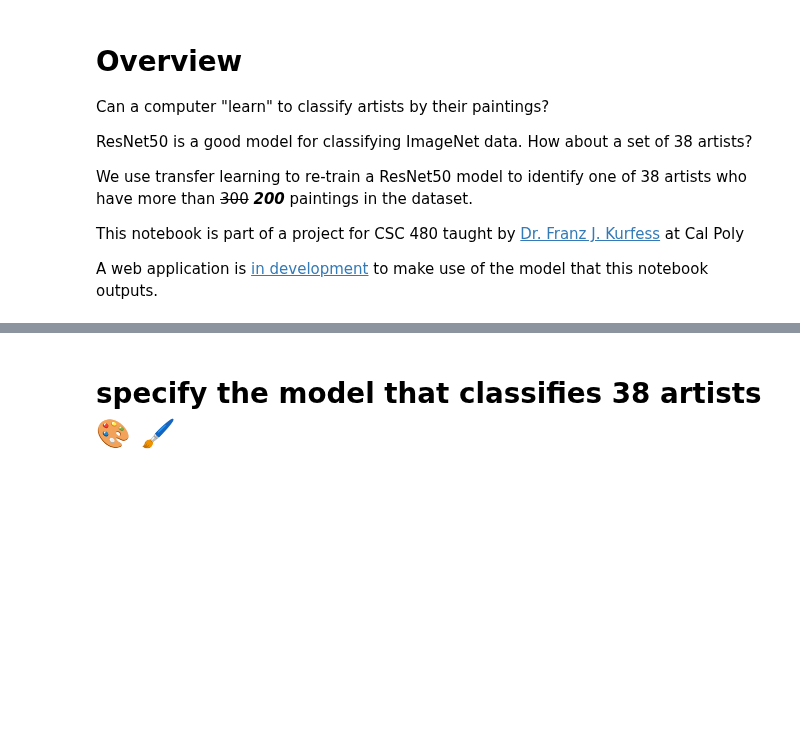
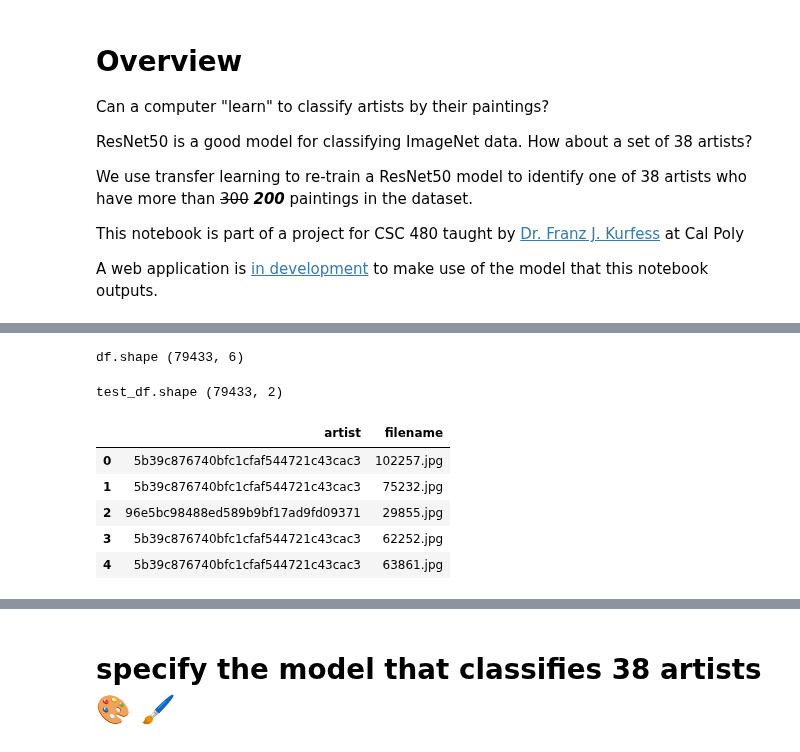
Before and after one commit to DCC-UAB/XNAPproject-grup07, a Jupyter notebook: our_code/starting_point_modified_RMSprop.ipynb, the cells around one changed output, grey strips where cells are left out. Saved outputs shown, nothing was run; the diff lists cells and outputs as text; code cells hidden in the pictures; blank space fills up the shorter version.

```diff
--- a/our_code/starting_point_modified_RMSprop.ipynb
+++ b/our_code/starting_point_modified_RMSprop.ipynb
@@ -80,9 +94,9 @@ Image.MAX_IMAGE_PIXELS = None
 # %%
 # globals
 
-DATA_DIR = '../input/painters-train-part-1/'
+DATA_DIR = '/Users/jesus/Desktop/Projecte/'
 
-TRAIN_1_DIR = '../input/painters-train-part-1/train_1/train_1/'
+TRAIN_1_DIR = '/Users/jesus/Desktop/Projecte/trin_1'
 # TRAIN_2_DIR = '../input/painters-train-part-1/train_2/train_2/'
 # TRAIN_3_DIR = '../input/painters-train-part-1/train_3/train_3/'
 
@@ -98,25 +112,42 @@ TRAIN_1_DIR = '../input/painters-train-part-1/train_1/train_1/'
 #              TRAIN_4_DIR, TRAIN_5_DIR, TRAIN_6_DIR,
 #              TRAIN_7_DIR, TRAIN_8_DIR, TRAIN_9_DIR]
 
-TEST_DIR = '../input/painter-test/test/test/'
+TRAIN_DIRS = [TRAIN_1_DIR]
+TEST_DIR = '/Users/jesus/Desktop/Projecte/'
 # %%
-df = pd.read_csv(DATA_DIR + 'all_data_info.csv')
+df = pd.read_csv(DATA_DIR + 'train_info/train_info.csv')
 print("df.shape", df.shape)
+# %% [output]
+df.shape (79433, 6)
 # %%
-# quick fix for corrupted files
-list_of_corrupted = ['3917.jpg','18649.jpg','20153.jpg','41945.jpg',
-'79499.jpg','91033.jpg','92899.jpg','95347.jpg',
-'100532.jpg','101947.jpg']
-# display the corrupted rows of dataset for context
-corrupt_df = df[df["new_filename"].isin(list_of_corrupted) == True]
-print(corrupt_df.head(len(list_of_corrupted)))
+# # quick fix for corrupted files
+# list_of_corrupted = ['3917.jpg','18649.jpg','20153.jpg','41945.jpg',
+# '79499.jpg','91033.jpg','92899.jpg','95347.jpg',
+# '100532.jpg','101947.jpg']
+# # display the corrupted rows of dataset for context
+# corrupt_df = df[df["new_filename"].isin(list_of_corrupted) == True]
+# print(corrupt_df.head(len(list_of_corrupted)))
 
-# completely get rid of them
-df = df[df["new_filename"].isin(list_of_corrupted) == False]
+# # completely get rid of them
+# df = df[df["new_filename"].isin(list_of_corrupted) == False]
 
-# try to see if they are still there
-print(df[df["new_filename"].isin(list_of_corrupted) == True])
+# # try to see if they are still there
+# print(df[df["new_filename"].isin(list_of_corrupted) == True])
 
-print("df.shape", df.shape)
+# print("df.shape", df.shape)
+# %%
+test_df = df[['artist', 'filename']]
+print("test_df.shape", test_df.shape)
+# %% [output]
+test_df.shape (79433, 2)
+# %%
+test_df.head()
+# %% [output]
+|  | artist | filename |
+| 0 | 5b39c876740bfc1cfaf544721c43cac3 | 102257.jpg |
+| 1 | 5b39c876740bfc1cfaf544721c43cac3 | 75232.jpg |
+| 2 | 96e5bc98488ed589b9bf17ad9fd09371 | 29855.jpg |
+| 3 | 5b39c876740bfc1cfaf544721c43cac3 | 62252.jpg |
+| 4 | 5b39c876740bfc1cfaf544721c43cac3 | 63861.jpg |
 # %%
 
```
Also changed, not shown: parts of 16 cells of this notebook.
